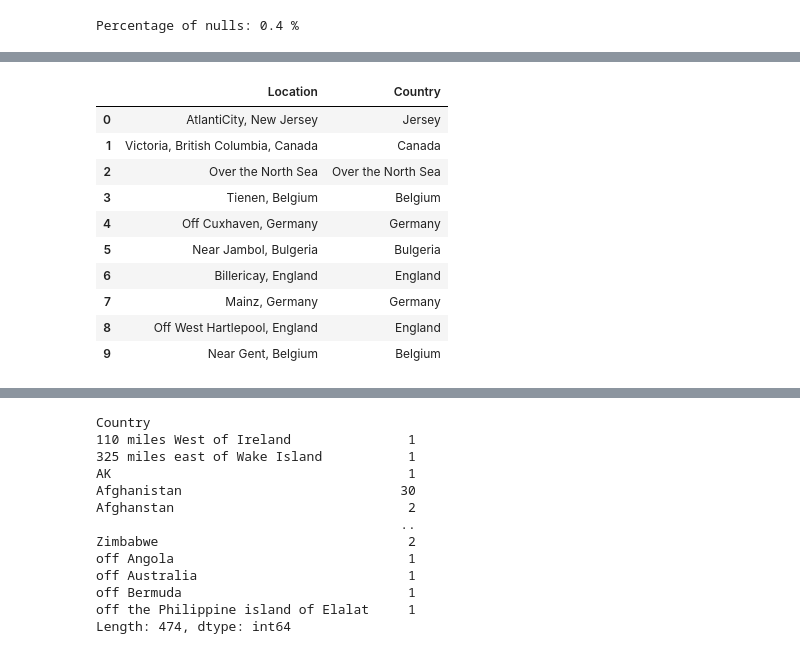
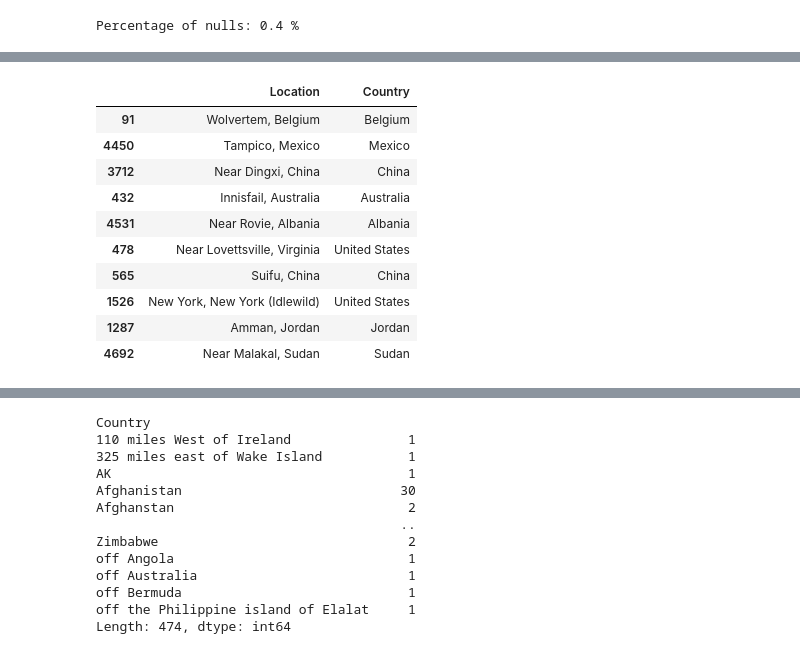
Before and after one commit to tomwillhughes/ML_project, a Jupyter notebook: Notebooks/Airplane_Crash_Prediction.ipynb, the cells around one changed output, grey strips where cells are left out. Drawn from its saved outputs; the diff is of its cells as text; code cells hidden in the pictures.

```diff
--- a/Notebooks/Airplane_Crash_Prediction.ipynb
+++ b/Notebooks/Airplane_Crash_Prediction.ipynb
@@ -248,16 +254,16 @@ df.head(4)
 # isolating everything after the final comma
 df["Country"] = df["Location"].str.split(",").str[-1].str.strip()
 # %%
-display(df[["Location", "Country"]].head(10))
+display(df[["Location", "Country"]].sample(10))
 # %% [output]
 |  | Location | Country |
-| 0 | AtlantiCity, New Jersey | Jersey |
-| 1 | Victoria, British Columbia, Canada | Canada |
-| 2 | Over the North Sea | Over the North Sea |
-| 3 | Tienen, Belgium | Belgium |
-| 4 | Off Cuxhaven, Germany | Germany |
-| 5 | Near Jambol, Bulgeria | Bulgeria |
-| 6 | Billericay, England | England |
-| 7 | Mainz, Germany | Germany |
-| 8 | Off West Hartlepool, England | England |
-| 9 | Near Gent, Belgium | Belgium |
+| 91 | Wolvertem, Belgium | Belgium |
+| 4450 | Tampico, Mexico | Mexico |
+| 3712 | Near Dingxi, China | China |
+| 432 | Innisfail, Australia | Australia |
+| 4531 | Near Rovie, Albania | Albania |
+| 478 | Near Lovettsville, Virginia | United States |
+| 565 | Suifu, China | China |
+| 1526 | New York, New York (Idlewild) | United States |
+| 1287 | Amman, Jordan | Jordan |
+| 4692 | Near Malakal, Sudan | Sudan |
```
Also changed, not shown: parts of 46 cells of this notebook.
